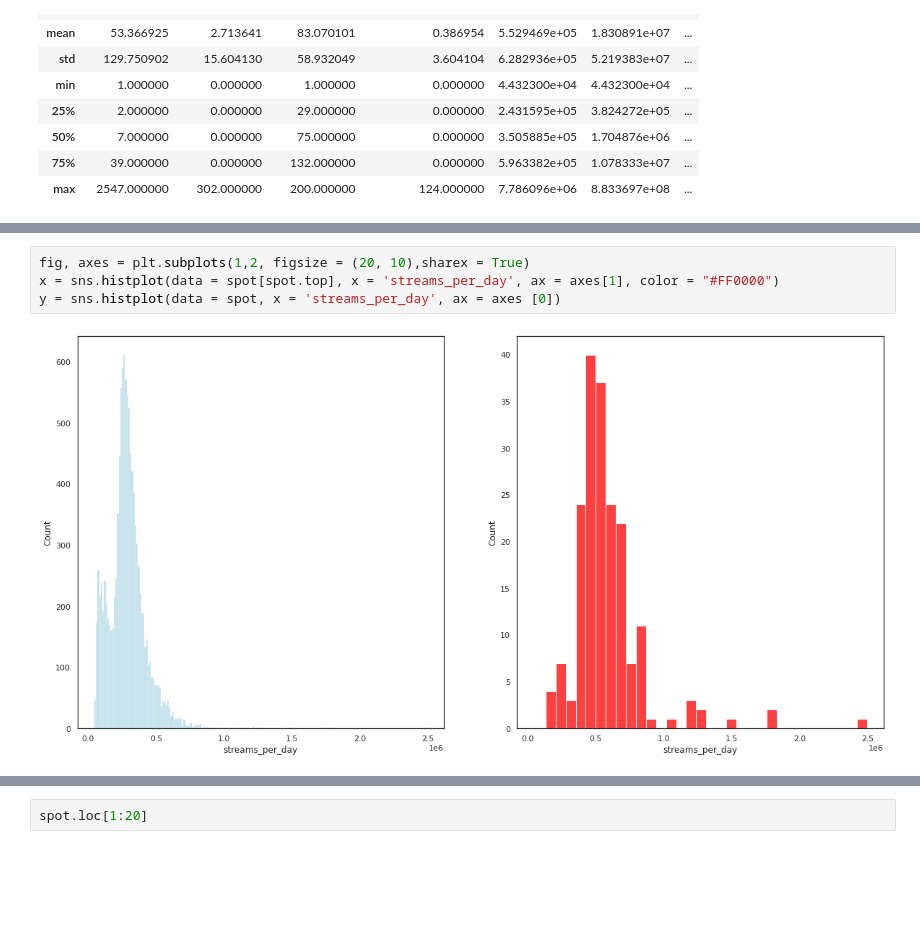
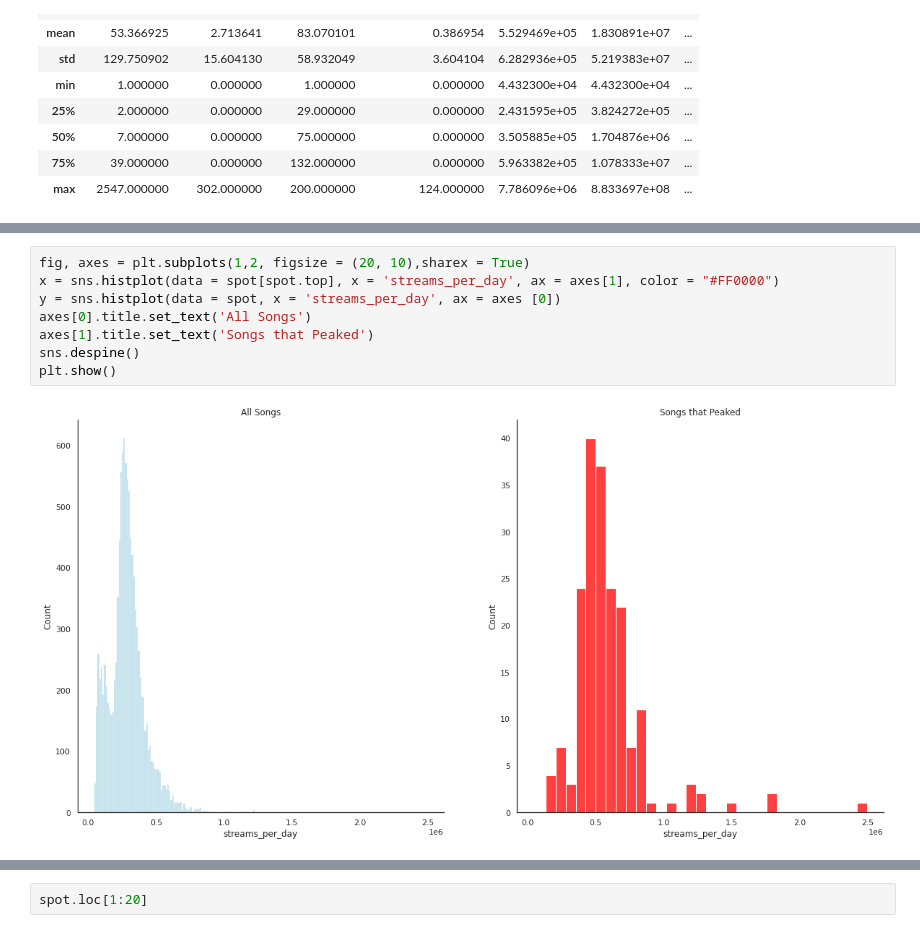
Before and after one commit to i6ty3/i6ty3.github.io, a Jupyter notebook: spots.ipynb, the cells around one changed output, grey strips where cells are left out. Saved outputs shown, nothing was run; the diff lists cells and outputs as text; blank space fills up the shorter version.

```diff
--- a/spots.ipynb
+++ b/spots.ipynb
@@ -140,6 +174,10 @@ sns.scatterplot(x= 'days', y = 'streams_per_day', data = spot[spot.top], ax = ax
 # %%
 fig, axes = plt.subplots(1,2, figsize = (20, 10),sharex = True)
 x = sns.histplot(data = spot[spot.top], x = 'streams_per_day', ax = axes[1], color = "#FF0000")
 y = sns.histplot(data = spot, x = 'streams_per_day', ax = axes [0])
+axes[0].title.set_text('All Songs')
+axes[1].title.set_text('Songs that Peaked')
+sns.despine()
+plt.show()
 # %% [output]
-[figure, old version]
+[figure, new version]
```
Also changed, not shown: parts of 10 cells of this notebook.
